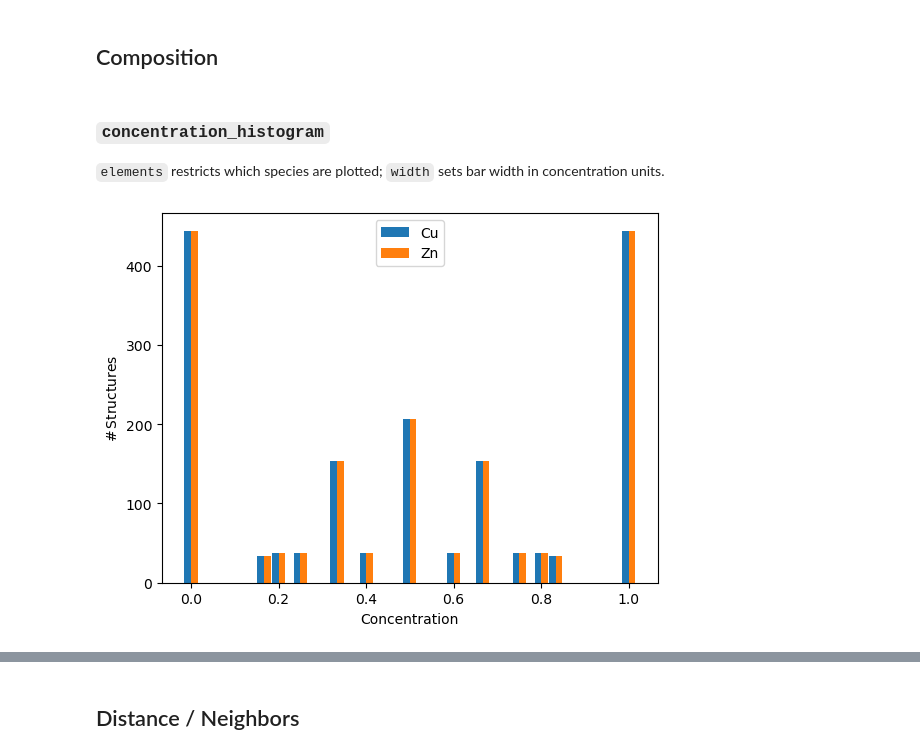
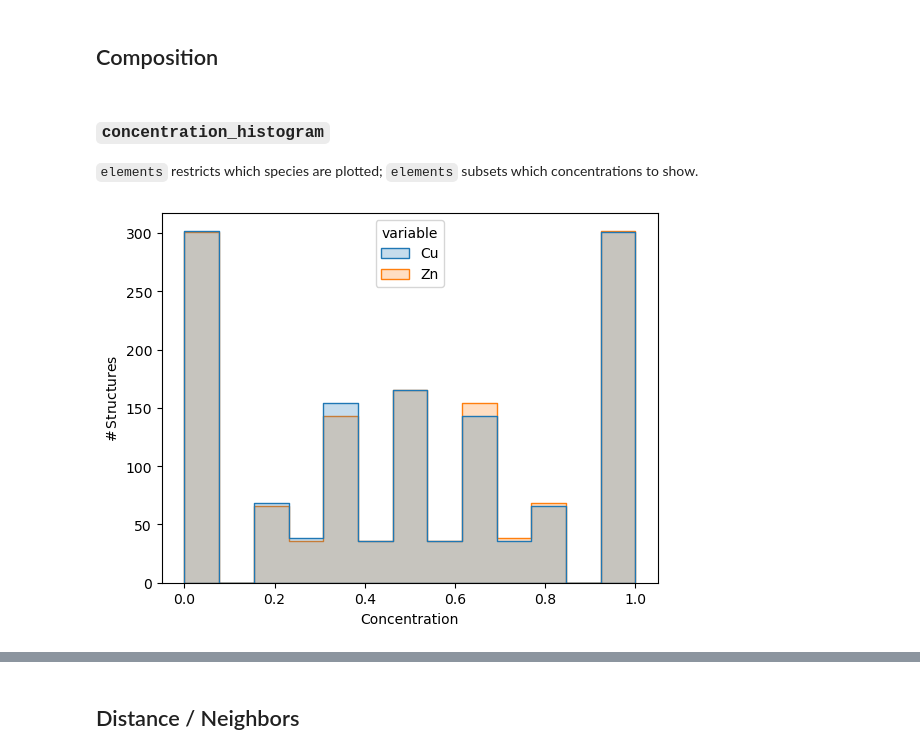
Before and after one commit to eisenforschung/assyst, a Jupyter notebook: notebooks/PlotGallery.ipynb, the cells around one changed output, grey strips where cells are left out. Cells and saved outputs as stored; diff of their text form; code cells hidden in the pictures.

```diff
--- a/notebooks/PlotGallery.ipynb
+++ b/notebooks/PlotGallery.ipynb
@@ -118,8 +123,8 @@ aplot.lattice_angle_histogram(structures, bins=40, kde=True, alpha=0.5)
 # %% [markdown]
 ### `concentration_histogram`
 
-`elements` restricts which species are plotted; `width` sets bar width in concentration units.
+`elements` restricts which species are plotted; `elements` subsets which concentrations to show.
 # %%
-aplot.concentration_histogram(structures, elements=['Cu', 'Zn'], width=0.03)
+aplot.concentration_histogram(structures, elements=['Cu', 'Zn'])
 # %% [output]
-[figure, old version]
+[figure, new version]
```
Also changed, not shown: parts of 14 cells of this notebook, 4 other files.
